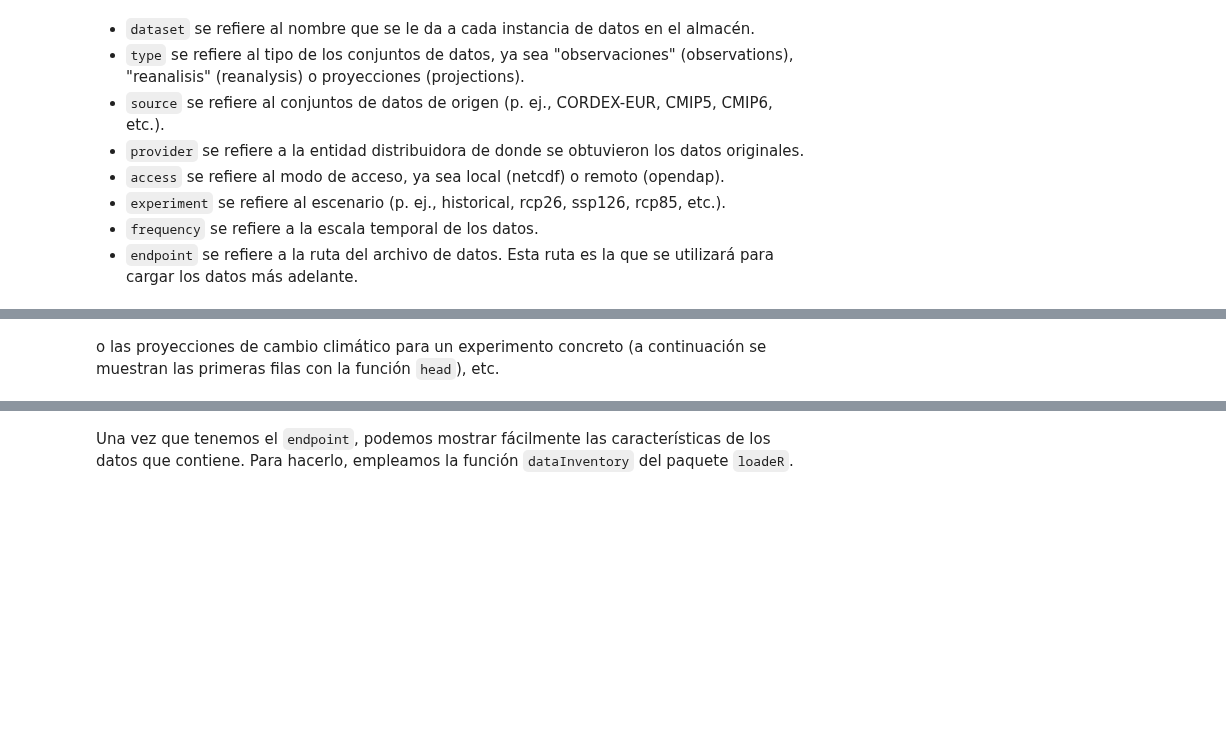
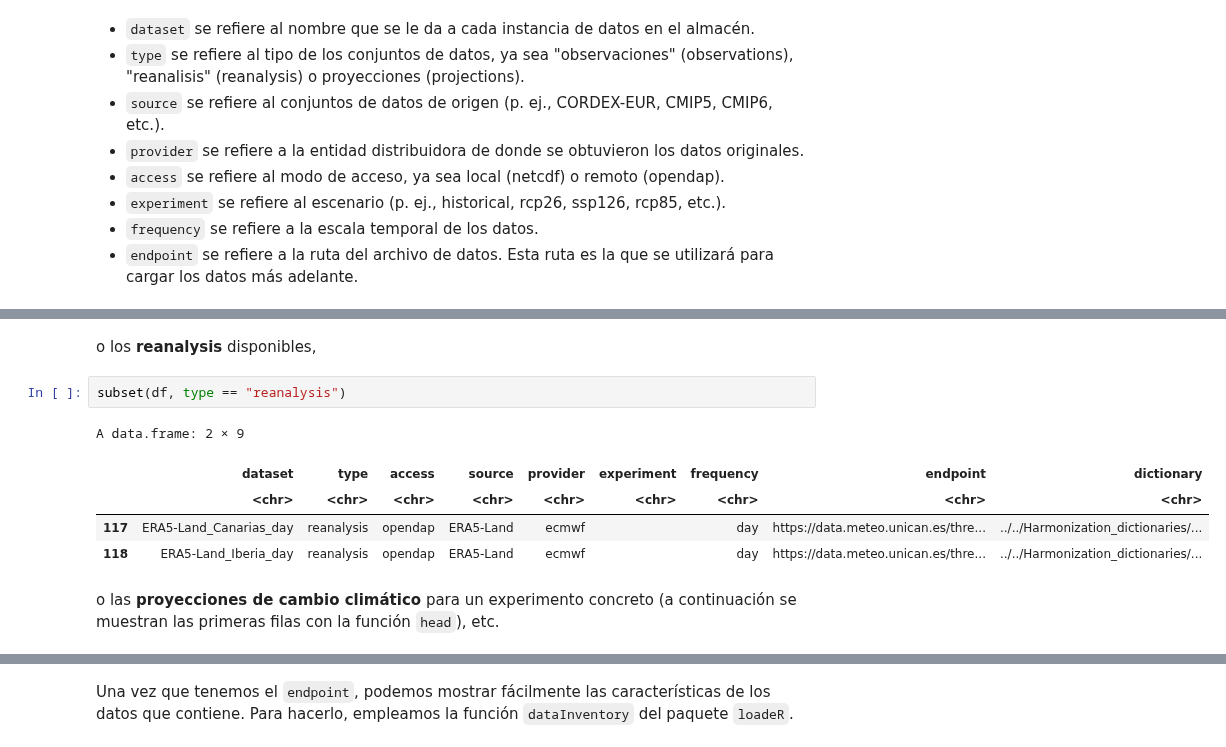
Before and after one commit to SantanderMetGroup/PTI-Clima-Datalab, a Jupyter notebook: primeros_pasos_R.ipynb, the cells around one changed output, grey strips where cells are left out. Drawn from its saved outputs; the diff is of its cells as text; blank space fills up the shorter version.

```diff
--- a/primeros_pasos_R.ipynb
+++ b/primeros_pasos_R.ipynb
@@ -147,5 +148,15 @@ A data.frame: 5 × 8
+# %% [markdown]
+o los **reanalysis** disponibles,
+# %%
+subset(df, type == "reanalysis")
+# %% [output]
+A data.frame: 2 × 9
+|  | dataset | type | access | source | provider | experiment | frequency | endpoint | dictionary |
+|  | <chr> | <chr> | <chr> | <chr> | <chr> | <chr> | <chr> | <chr> | <chr> |
+| 117 | ERA5-Land_Canarias_day | reanalysis | opendap | ERA5-Land | ecmwf |  | day | https://data.meteo.unican.es/thre... | ../../Harmonization_dictionaries/... |
+| 118 | ERA5-Land_Iberia_day | reanalysis | opendap | ERA5-Land | ecmwf |  | day | https://data.meteo.unican.es/thre... | ../../Harmonization_dictionaries/... |
 # %% [markdown]
-o las proyecciones de cambio climático para un experimento concreto (a continuación se muestran las primeras filas con la función `head`), etc.
+o las **proyecciones de cambio climático** para un experimento concreto (a continuación se muestran las primeras filas con la función `head`), etc.
 # %%
 subset(df, type == "projections" & experiment == "historical") %>% head
 # %% [output]
```
Also changed, not shown: parts of 31 cells of this notebook.
